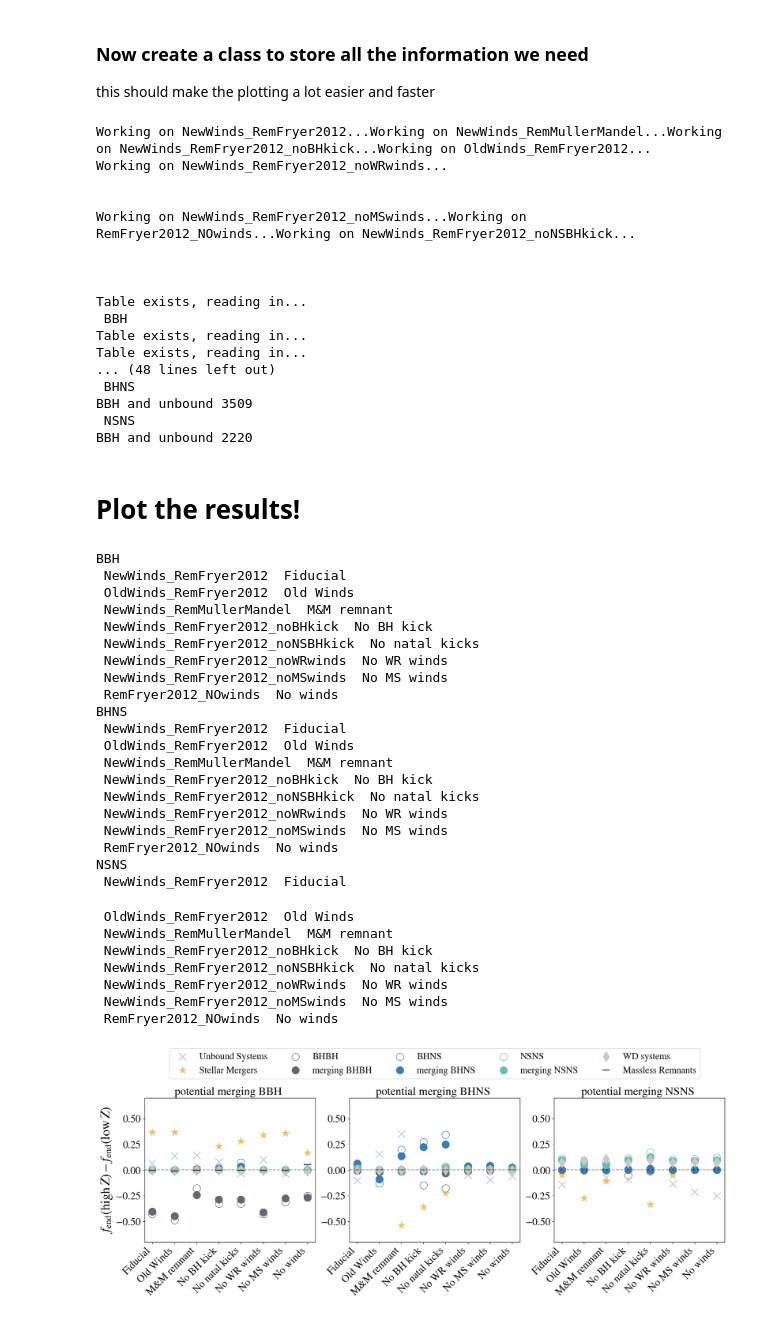
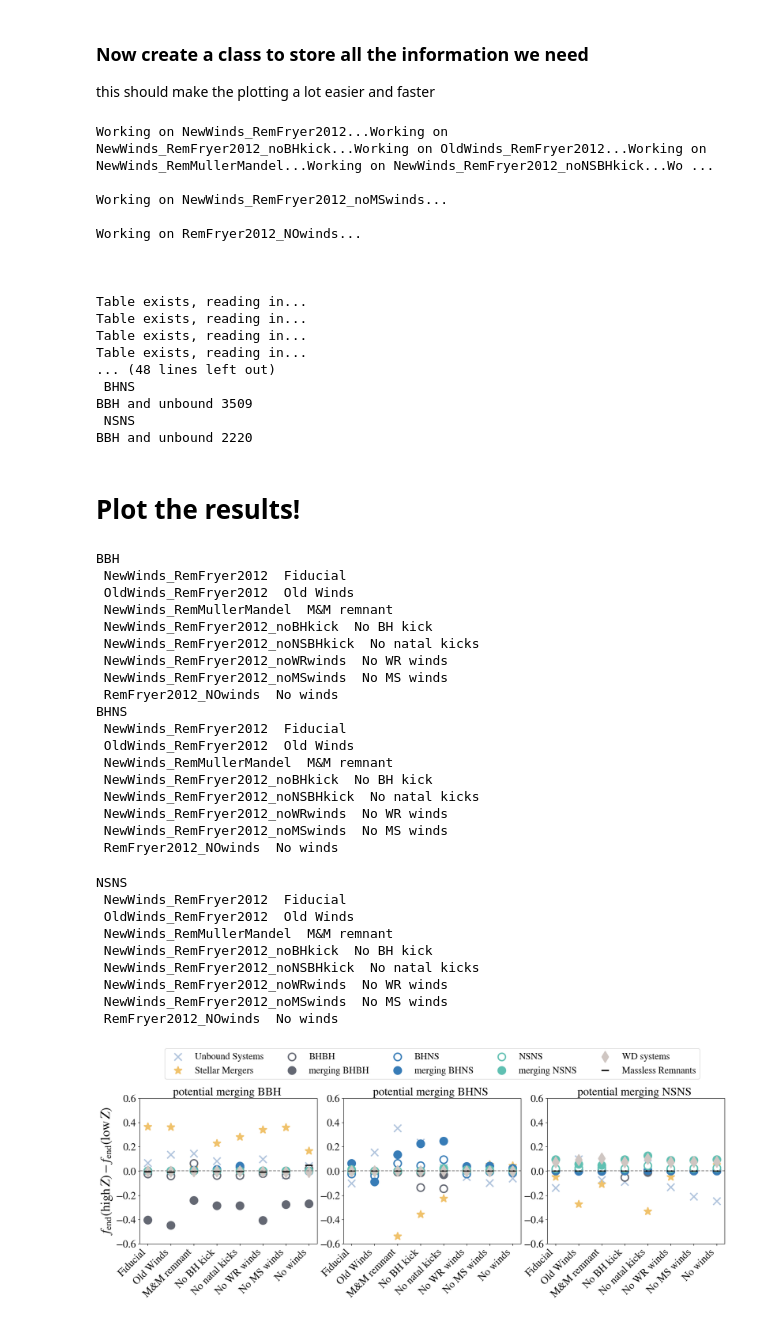
Before and after one commit to LiekeVanSon/ZdependentFormEff, a Jupyter notebook: code/Summary_endpoint_variations.ipynb, the cells around one changed output. Saved outputs shown, nothing was run; the diff lists cells and outputs as text; code cells hidden in the pictures.

```diff
--- a/code/Summary_endpoint_variations.ipynb
+++ b/code/Summary_endpoint_variations.ipynb
@@ -135,15 +135,15 @@ def get_endpoint_numbers(table):
     not_unbound_nor_merger = np.logical_and(table['Unbound'] == 0, table['Merger'] == 0)
     DCO_merger      = (table['Merges_Hubble_Time'] == 1)
 
-    N_BBH           = grouped_byZ.apply(lambda x: (not_unbound_nor_merger &  np.logical_and(x['Stellar_Type(1)'] == 14, x['Stellar_Type(2)'] == 14)).sum() )
+    N_BBH           = grouped_byZ.apply(lambda x: (~DCO_merger & not_unbound_nor_merger &  np.logical_and(x['Stellar_Type(1)'] == 14, x['Stellar_Type(2)'] == 14)).sum() )
     N_mergingBBH    = grouped_byZ.apply(lambda x: (DCO_merger & not_unbound_nor_merger &  np.logical_and(x['Stellar_Type(1)'] == 14, x['Stellar_Type(2)'] == 14)).sum() )
 
-    N_BHNS          = grouped_byZ.apply(lambda x: (not_unbound_nor_merger & np.logical_or(np.logical_and(x['Stellar_Type(1)'] == 13, x['Stellar_Type(2)'] == 14),
+    N_BHNS          = grouped_byZ.apply(lambda x: (~DCO_merger & not_unbound_nor_merger & np.logical_or(np.logical_and(x['Stellar_Type(1)'] == 13, x['Stellar_Type(2)'] == 14),
                                                         np.logical_and(x['Stellar_Type(1)'] == 14, x['Stellar_Type(2)'] == 13))).sum())
     N_mergingBHNS   = grouped_byZ.apply(lambda x: (DCO_merger & not_unbound_nor_merger & np.logical_or(np.logical_and(x['Stellar_Type(1)'] == 13, x['Stellar_Type(2)'] == 14),
                                                         np.logical_and(x['Stellar_Type(1)'] == 14, x['Stellar_Type(2)'] == 13))).sum())
 
-    N_NSNS          = grouped_byZ.apply(lambda x: (not_unbound_nor_merger & np.logical_and(x['Stellar_Type(1)'] == 13, x['Stellar_Type(2)'] == 13)).sum() )
+    N_NSNS          = grouped_byZ.apply(lambda x: (~DCO_merger & not_unbound_nor_merger & np.logical_and(x['Stellar_Type(1)'] == 13, x['Stellar_Type(2)'] == 13)).sum() )
     N_mergingNSNS   = grouped_byZ.apply(lambda x: (DCO_merger & not_unbound_nor_merger & np.logical_and(x['Stellar_Type(1)'] == 13, x['Stellar_Type(2)'] == 13)).sum() )
 
     N_WD            = grouped_byZ.apply(lambda x: (not_unbound_nor_merger & np.logical_or(x['Stellar_Type(1)'].isin([10, 11, 12]), x['Stellar_Type(2)'].isin([10, 11, 12]))).sum())
@@ -229,16 +229,16 @@ def create_simulation(sim_name):
 with mp.Pool(mp.cpu_count()) as pool:
     simulations = pool.map(create_simulation, sim_name_label_dict.keys())
 # %% [output]
-Working on NewWinds_RemFryer2012...Working on NewWinds_RemMullerMandel...Working on NewWinds_RemFryer2012_noBHkick...Working on OldWinds_RemFryer2012...
-Working on NewWinds_RemFryer2012_noWRwinds...
+Working on NewWinds_RemFryer2012...Working on NewWinds_RemFryer2012_noBHkick...Working on OldWinds_RemFryer2012...Working on NewWinds_RemMullerMandel...Working on NewWinds_RemFryer2012_noNSBHkick...Wo ...
 
+Working on NewWinds_RemFryer2012_noMSwinds...
 
-Working on NewWinds_RemFryer2012_noMSwinds...Working on RemFryer2012_NOwinds...Working on NewWinds_RemFryer2012_noNSBHkick...
+Working on RemFryer2012_NOwinds...
 
 
 
 Table exists, reading in...
- BBH
+Table exists, reading in...
 Table exists, reading in...
 Table exists, reading in...
 ... (48 lines left out)
@@ -299,7 +299,7 @@ for i, ax in enumerate(axes):
             avg_low_z = (attributes['data'][0.000100] + attributes['data'][0.00017321])/2  # average N of 2 lowest Z
 
             ax.scatter(s, (avg_high_z - avg_low_z)/N_tot_DCO_prog[0.030000],\
-                marker= attributes['marker'], color=attributes['color'], edgecolor = attributes['edgecolor'], s=200, label=label)
+                marker= attributes['marker'], color=attributes['color'], edgecolor = attributes['edgecolor'], lw = 2.5,  s=200, label=label)
 
             # ax.scatter(s, (attributes['data'][0.030000] - attributes['data'][0.000100])/N_tot_DCO_prog[0.030000],\
             #     marker= attributes['marker'], color=attributes['color'], edgecolor = attributes['edgecolor'], s=200, label=label)
@@ -310,7 +310,7 @@ for i, ax in enumerate(axes):
 
     # Set the title and ylim
     ax.set_title(f'potential merging {titles[i]} ', fontsize = 22)
-    ax.set_ylim(-0.7, 0.7)
+    ax.set_ylim(-0.6, 0.6)
 
     # Set the x-tick labels to be the simulation labels
     ax.set_xticks(range(len(simulation_labels)))
@@ -323,35 +323,38 @@ axes[0].set_ylabel(r'$f_{\mathrm{end}}(\mathrm{high} \, Z) - f_{\mathrm{end}}(\m
 # axes[0].set_ylabel(r'$\frac{f(Z=0.03) - f(Z=0.0001)}{N_{\rm{tot, pot DCO}}}$', fontsize = 30)
 axes[1].legend(bbox_to_anchor=(0.5, 1.1), loc='lower center', fontsize = 18, ncols = 5)
 
+# Adjust the space between subplots
+plt.subplots_adjust(wspace=0.15)
+
 plt.savefig(f'../plots/{compas_v}/Summary_end_of_evol.pdf', bbox_inches='tight')
 
 plt.show()
 # %% [output]
 BBH
  NewWinds_RemFryer2012  Fiducial
  OldWinds_RemFryer2012  Old Winds
  NewWinds_RemMullerMandel  M&M remnant
  NewWinds_RemFryer2012_noBHkick  No BH kick
  NewWinds_RemFryer2012_noNSBHkick  No natal kicks
  NewWinds_RemFryer2012_noWRwinds  No WR winds
  NewWinds_RemFryer2012_noMSwinds  No MS winds
  RemFryer2012_NOwinds  No winds
 BHNS
  NewWinds_RemFryer2012  Fiducial
  OldWinds_RemFryer2012  Old Winds
  NewWinds_RemMullerMandel  M&M remnant
  NewWinds_RemFryer2012_noBHkick  No BH kick
  NewWinds_RemFryer2012_noNSBHkick  No natal kicks
  NewWinds_RemFryer2012_noWRwinds  No WR winds
  NewWinds_RemFryer2012_noMSwinds  No MS winds
  RemFryer2012_NOwinds  No winds
-NSNS
- NewWinds_RemFryer2012  Fiducial
+NSNS
+ NewWinds_RemFryer2012  Fiducial
  OldWinds_RemFryer2012  Old Winds
  NewWinds_RemMullerMandel  M&M remnant
  NewWinds_RemFryer2012_noBHkick  No BH kick
  NewWinds_RemFryer2012_noNSBHkick  No natal kicks
  NewWinds_RemFryer2012_noWRwinds  No WR winds
  NewWinds_RemFryer2012_noMSwinds  No MS winds
  RemFryer2012_NOwinds  No winds
-[figure, old version]
+[figure, new version]
```
Also changed, not shown: parts of 1 cell of this notebook, 1 other file.
